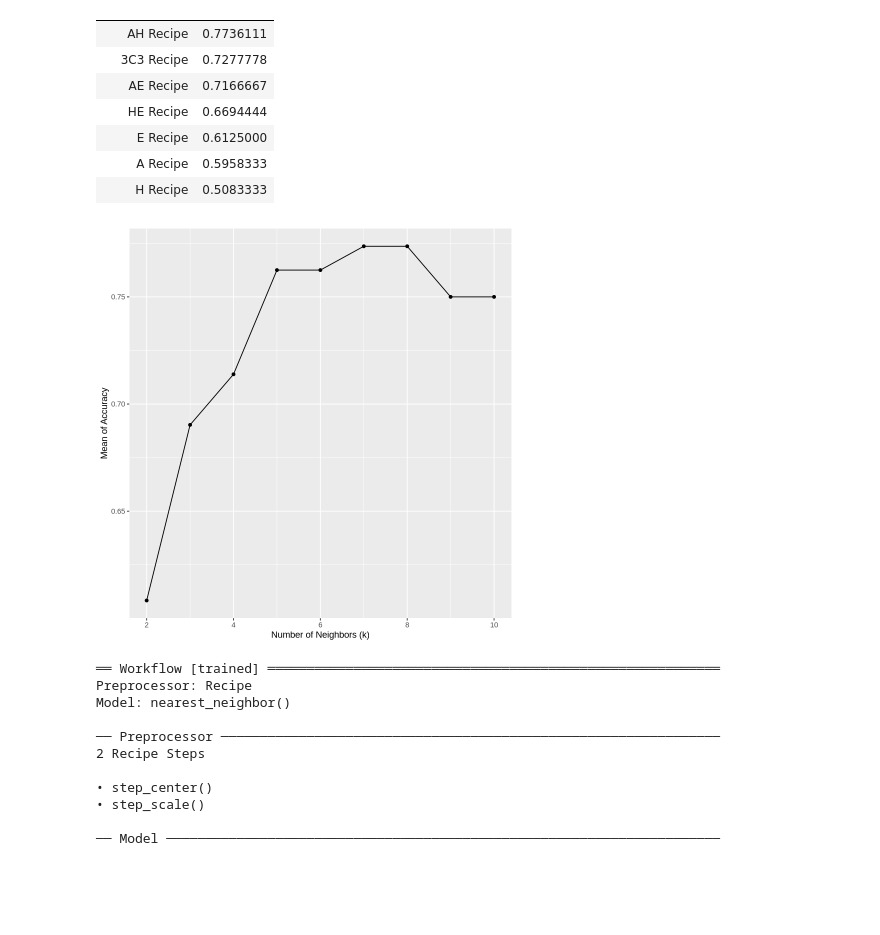
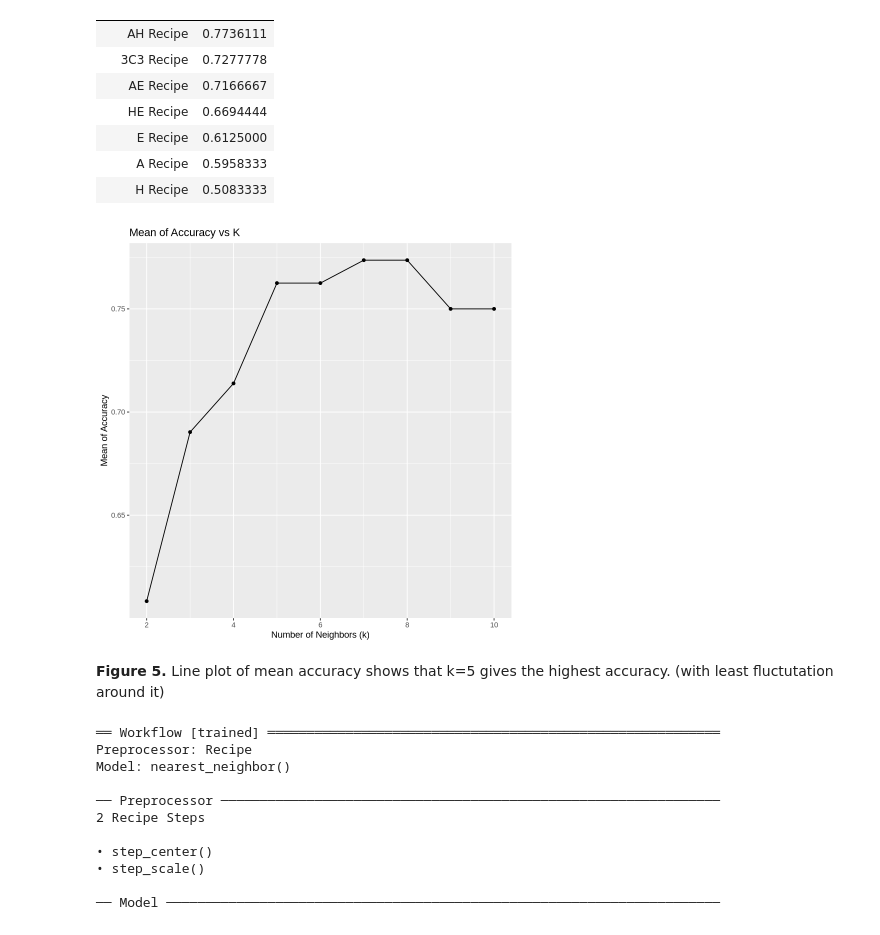
Before and after one commit to evanvoorbergen/DSCI100-group2project, a Jupyter notebook: group_2.ipynb, the cells around one changed output. Saved outputs shown, nothing was run; the diff lists cells and outputs as text; code cells hidden in the pictures; blank space fills up the shorter version.

Commit message:
Introduction and Visualizations added

```diff
--- a/group_2.ipynb
+++ b/group_2.ipynb
@@ -333,26 +384,29 @@ A tibble: 7 × 2
 # %%
 #Tuning k for Age+played_hours as predictors
 set.seed(1234)
 
 train_workflow <- workflow() |>
     add_recipe(newspaper_AH_recipe) |>
     add_model(knn_tune) |>
     tune_grid(resamples = train_fold, grid = k_vals) |>
     collect_metrics()
 
 #Make the plot to see which k gives optimal accuracy
 cross_val_plot <- train_workflow |>
     filter(.metric == 'accuracy') |>
     ggplot(aes(x = neighbors, y = mean)) +
     geom_point() +
     geom_line() +
+    ggtitle("Mean of Accuracy vs K")+
     labs(x = 'Number of Neighbors (k)', y = 'Mean of Accuracy')
 
 cross_val_plot
 
 #plot shows that k=5 gives the highest accuracy (with least fluctutation around it)
 # %% [output]
-[figure, old version]
+[figure, new version]
+# %% [markdown]
+**Figure 5.** Line plot of mean accuracy shows that k=5 gives the highest accuracy. (with least fluctutation around it)
 # %%
 #Now, using k=5 and newspaper_AH_recipe:
 set.seed(1234)
```
Also changed, not shown: parts of 6 cells of this notebook.
